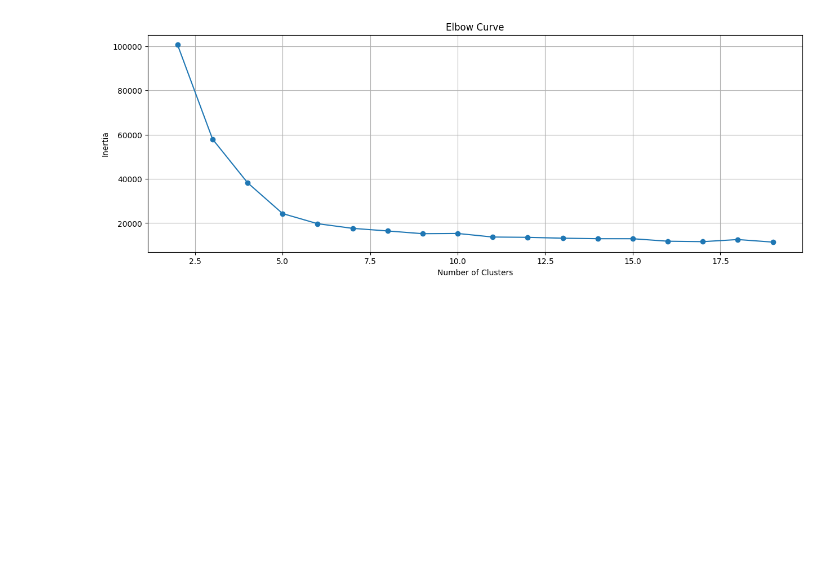
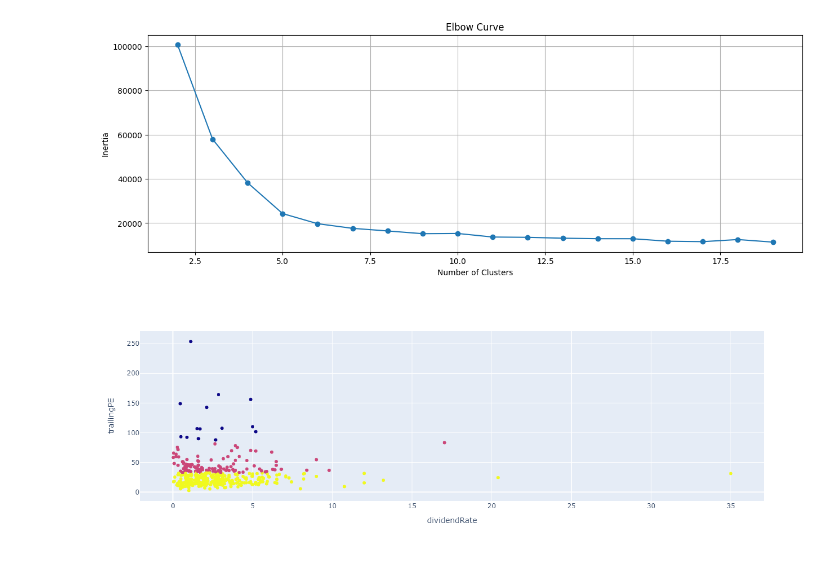
Before and after one commit to srbutler1/GPU_work, a Jupyter notebook: clustering_sample.ipynb, the cells around one changed output. Cells and saved outputs as stored; diff of their text form; code cells hidden in the pictures; blank space fills up the shorter version.

```diff
--- a/clustering_sample.ipynb
+++ b/clustering_sample.ipynb
@@ -370,6 +398,12 @@ clusters_df['Cluster'] = details_df['Cluster'].values
 fig = px.scatter(clusters_df, x="dividendRate", y="trailingPE", color="Cluster", hover_data=["Ticker"])
 fig.update_layout(coloraxis_showscale=False)  # Hide color scale if not needed
 fig.show()
+# %%
+# cell is used to generate the png file of the plotly above
+from IPython.display import Image
+Image(filename=r"X:\Code\plot3.png")
+# %% [output]
+[figure, added]
 # %%
 # Define a mask to filter out outliers based on threshold criteria
 df_mask = (sp_features_df['trailingPE'] < 200) & (sp_features_df['dividendRate'] < 5)
```
Also changed, not shown: parts of 4 cells of this notebook.
